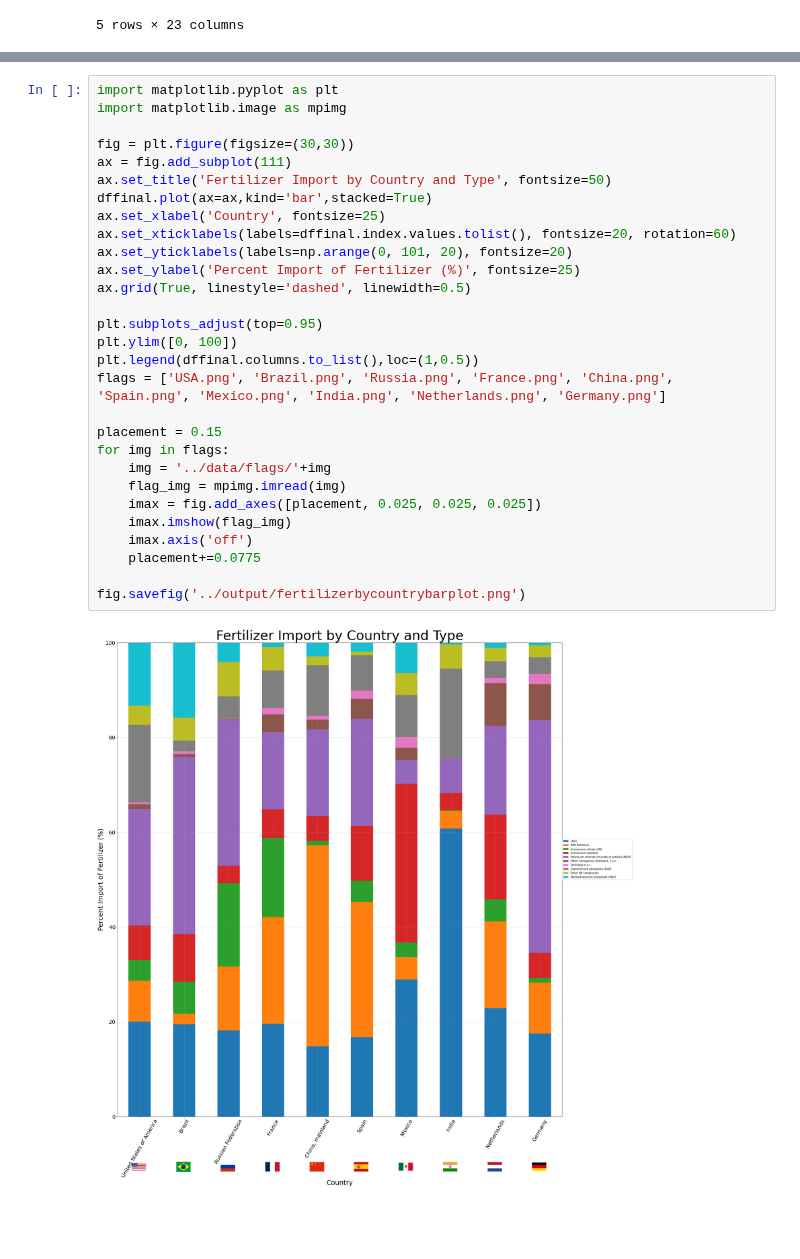
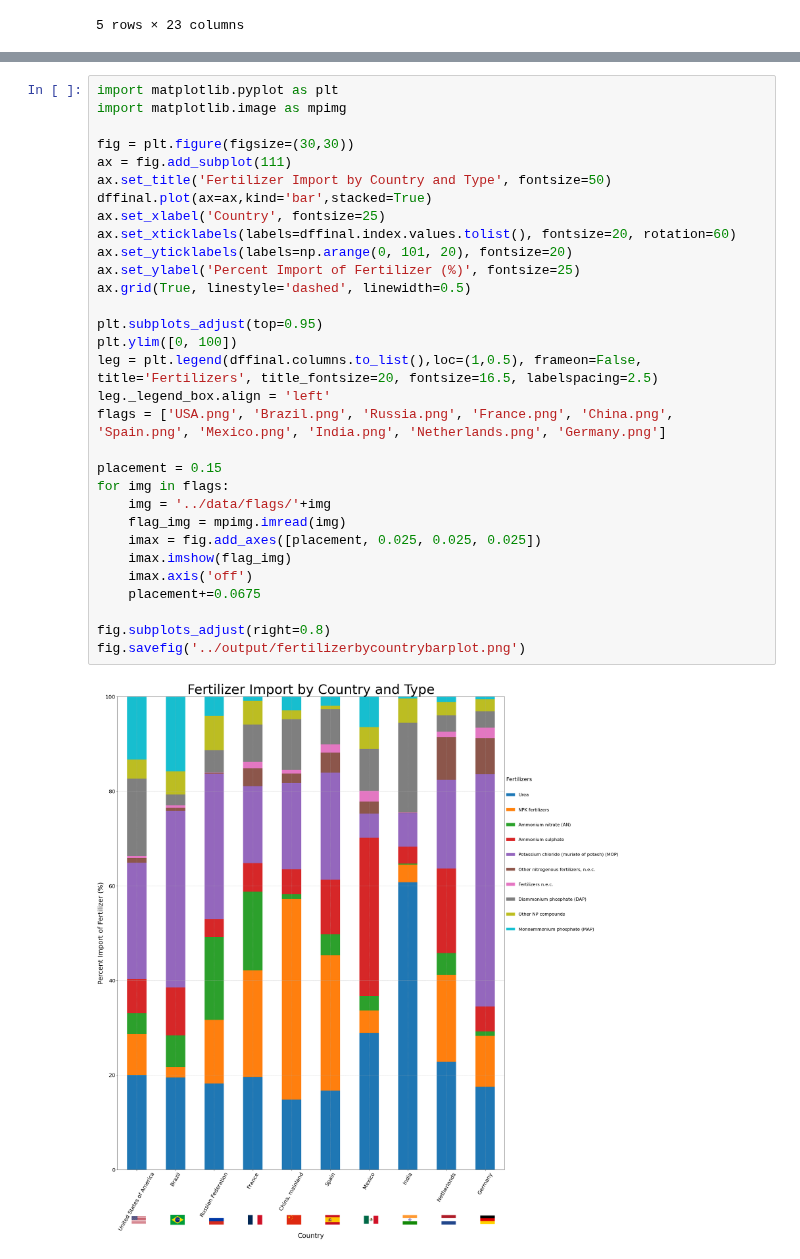
Before and after one commit to JSemelhago/DFManipulationComparison, a Jupyter notebook: src/DataframeManipulationTypes.ipynb, the cells around one changed output, grey strips where cells are left out. Cells and saved outputs as stored; diff of their text form; blank space fills up the shorter version.

Commit message:
Fix legend and final plot

```diff
--- a/src/DataframeManipulationTypes.ipynb
+++ b/src/DataframeManipulationTypes.ipynb
@@ -274,31 +274,33 @@ dffinal.head()
 # %%
 import matplotlib.pyplot as plt
 import matplotlib.image as mpimg
 
 fig = plt.figure(figsize=(30,30))
 ax = fig.add_subplot(111)
 ax.set_title('Fertilizer Import by Country and Type', fontsize=50)
 dffinal.plot(ax=ax,kind='bar',stacked=True)
 ax.set_xlabel('Country', fontsize=25)
 ax.set_xticklabels(labels=dffinal.index.values.tolist(), fontsize=20, rotation=60)
 ax.set_yticklabels(labels=np.arange(0, 101, 20), fontsize=20)
 ax.set_ylabel('Percent Import of Fertilizer (%)', fontsize=25)
 ax.grid(True, linestyle='dashed', linewidth=0.5)
 
 plt.subplots_adjust(top=0.95)
 plt.ylim([0, 100])
-plt.legend(dffinal.columns.to_list(),loc=(1,0.5))
+leg = plt.legend(dffinal.columns.to_list(),loc=(1,0.5), frameon=False, title='Fertilizers', title_fontsize=20, fontsize=16.5, labelspacing=2.5)
+leg._legend_box.align = 'left'
 flags = ['USA.png', 'Brazil.png', 'Russia.png', 'France.png', 'China.png', 'Spain.png', 'Mexico.png', 'India.png', 'Netherlands.png', 'Germany.png']
 
 placement = 0.15
 for img in flags:
     img = '../data/flags/'+img
     flag_img = mpimg.imread(img)
     imax = fig.add_axes([placement, 0.025, 0.025, 0.025])
     imax.imshow(flag_img)
     imax.axis('off')
-    placement+=0.0775
+    placement+=0.0675
 
+fig.subplots_adjust(right=0.8)
 fig.savefig('../output/fertilizerbycountrybarplot.png')
 # %% [output]
-[figure, old version]
+[figure, new version]
```
Also changed, not shown: 1 other file.
